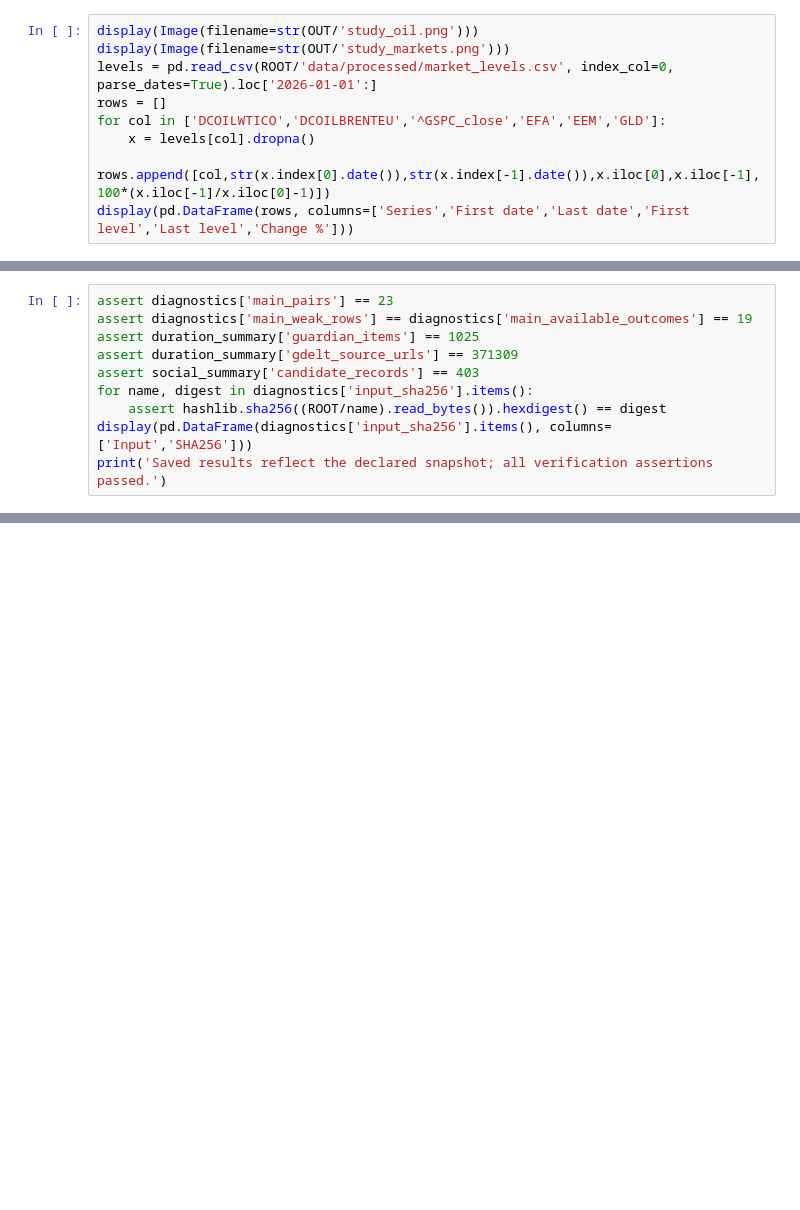
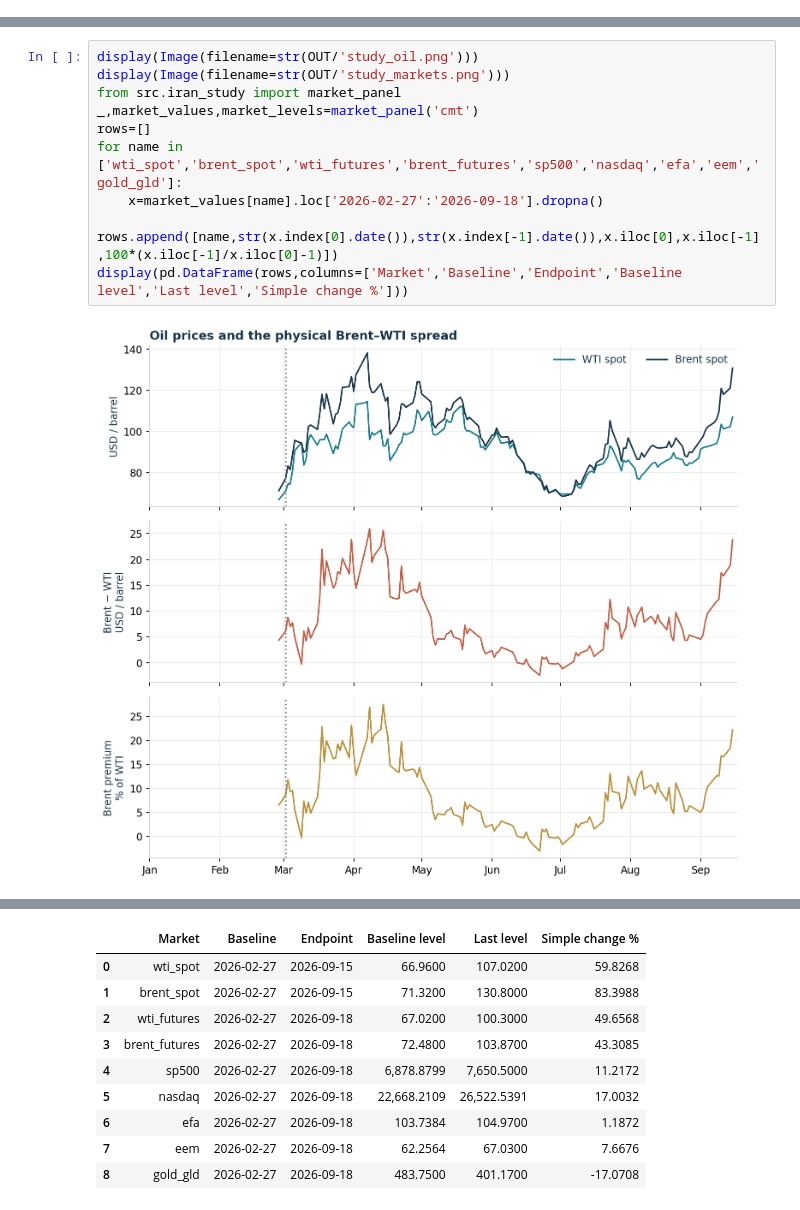
Before and after one commit to ph2606/FRE-GY-7871A-Assignment3, a Jupyter notebook: assignment3.ipynb, the cells around one changed output, grey strips where cells are left out. Cells and saved outputs as stored; diff of their text form; blank space fills up the shorter version.

Commit message:
Evaluate Iran war risk with NLP news regimes and original IV tables

```diff
--- a/assignment3.ipynb
+++ b/assignment3.ipynb
@@ -131,9 +0,0 @@ The S&P 500 gains 10.11% over its observed 2026 interval, EFA 9.94% and EEM 17.4
-# %%
-display(Image(filename=str(OUT/'study_oil.png')))
-display(Image(filename=str(OUT/'study_markets.png')))
-levels = pd.read_csv(ROOT/'data/processed/market_levels.csv', index_col=0, parse_dates=True).loc['2026-01-01':]
-rows = []
-for col in ['DCOILWTICO','DCOILBRENTEU','^GSPC_close','EFA','EEM','GLD']:
-    x = levels[col].dropna()
-    rows.append([col,str(x.index[0].date()),str(x.index[-1].date()),x.iloc[0],x.iloc[-1],100*(x.iloc[-1]/x.iloc[0]-1)])
-display(pd.DataFrame(rows, columns=['Series','First date','Last date','First level','Last level','Change %']))
@@ -588,10 +0,0 @@ The [public repository](https://github.com/ph2606/FRE-GY-7871A-Assignment3) cont
-# %%
-assert diagnostics['main_pairs'] == 23
-assert diagnostics['main_weak_rows'] == diagnostics['main_available_outcomes'] == 19
-assert duration_summary['guardian_items'] == 1025
-assert duration_summary['gdelt_source_urls'] == 371309
-assert social_summary['candidate_records'] == 403
-for name, digest in diagnostics['input_sha256'].items():
-    assert hashlib.sha256((ROOT/name).read_bytes()).hexdigest() == digest
-display(pd.DataFrame(diagnostics['input_sha256'].items(), columns=['Input','SHA256']))
-print('Saved results reflect the declared snapshot; all verification assertions passed.')
@@ -605,0 +143,12 @@ Saved results reflect the declared snapshot; all verification assertions passed.
+# %%
+display(Image(filename=str(OUT/'study_oil.png')))
+display(Image(filename=str(OUT/'study_markets.png')))
+from src.iran_study import market_panel
+_,market_values,market_levels=market_panel('cmt')
+rows=[]
+for name in ['wti_spot','brent_spot','wti_futures','brent_futures','sp500','nasdaq','efa','eem','gold_gld']:
+    x=market_values[name].loc['2026-02-27':'2026-09-18'].dropna()
+    rows.append([name,str(x.index[0].date()),str(x.index[-1].date()),x.iloc[0],x.iloc[-1],100*(x.iloc[-1]/x.iloc[0]-1)])
+display(pd.DataFrame(rows,columns=['Market','Baseline','Endpoint','Baseline level','Last level','Simple change %']))
+# %% [output]
+[figure, added]
@@ -605,0 +156,10 @@ Saved results reflect the declared snapshot; all verification assertions passed.
+|  | Market | Baseline | Endpoint | Baseline level | Last level | Simple change % |
+| 0 | wti_spot | 2026-02-27 | 2026-09-15 | 66.9600 | 107.0200 | 59.8268 |
+| 1 | brent_spot | 2026-02-27 | 2026-09-15 | 71.3200 | 130.8000 | 83.3988 |
+| 2 | wti_futures | 2026-02-27 | 2026-09-18 | 67.0200 | 100.3000 | 49.6568 |
+| 3 | brent_futures | 2026-02-27 | 2026-09-18 | 72.4800 | 103.8700 | 43.3085 |
+| 4 | sp500 | 2026-02-27 | 2026-09-18 | 6,878.8799 | 7,650.5000 | 11.2172 |
+| 5 | nasdaq | 2026-02-27 | 2026-09-18 | 22,668.2109 | 26,522.5391 | 17.0032 |
+| 6 | efa | 2026-02-27 | 2026-09-18 | 103.7384 | 104.9700 | 1.1872 |
+| 7 | eem | 2026-02-27 | 2026-09-18 | 62.2564 | 67.0300 | 7.6676 |
+| 8 | gold_gld | 2026-02-27 | 2026-09-18 | 483.7500 | 401.1700 | -17.0708 |
```
Also changed, not shown: parts of 60 cells of this notebook, 25 other files.
